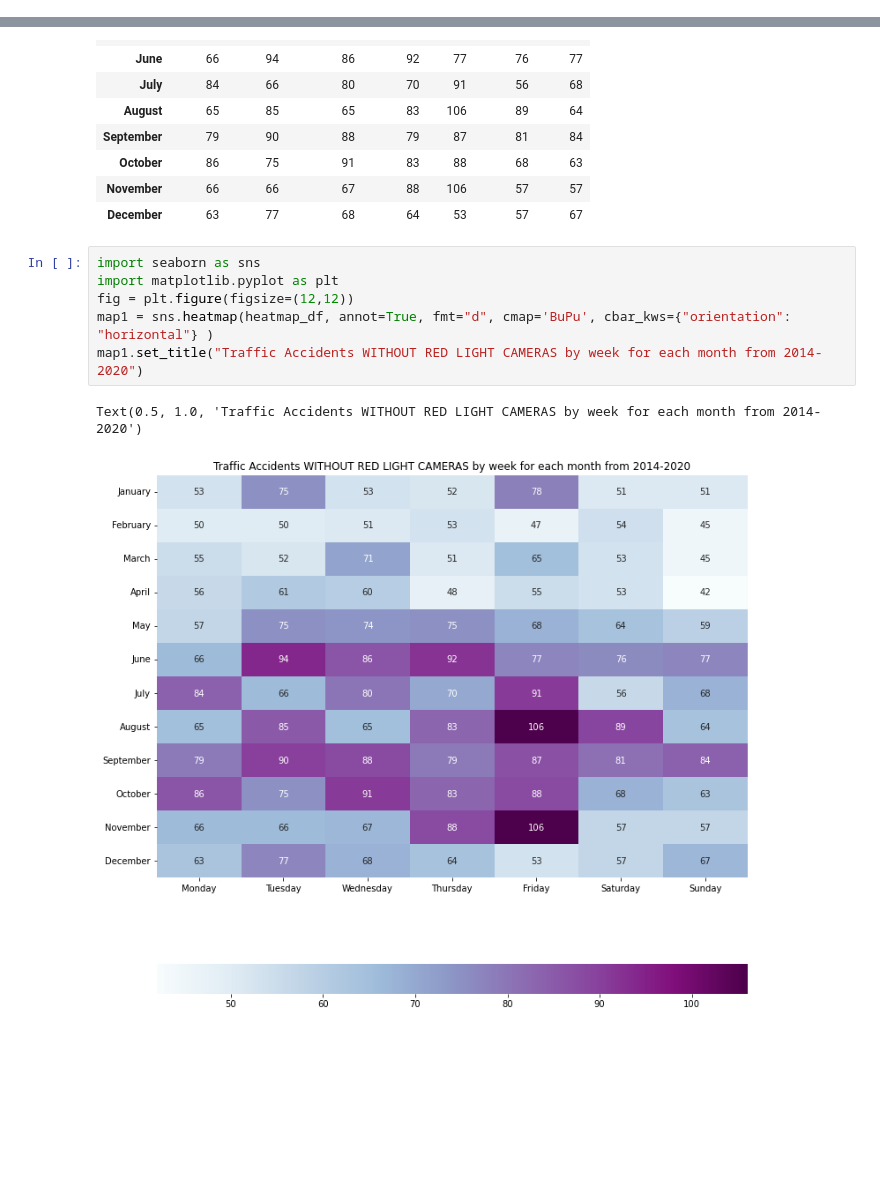
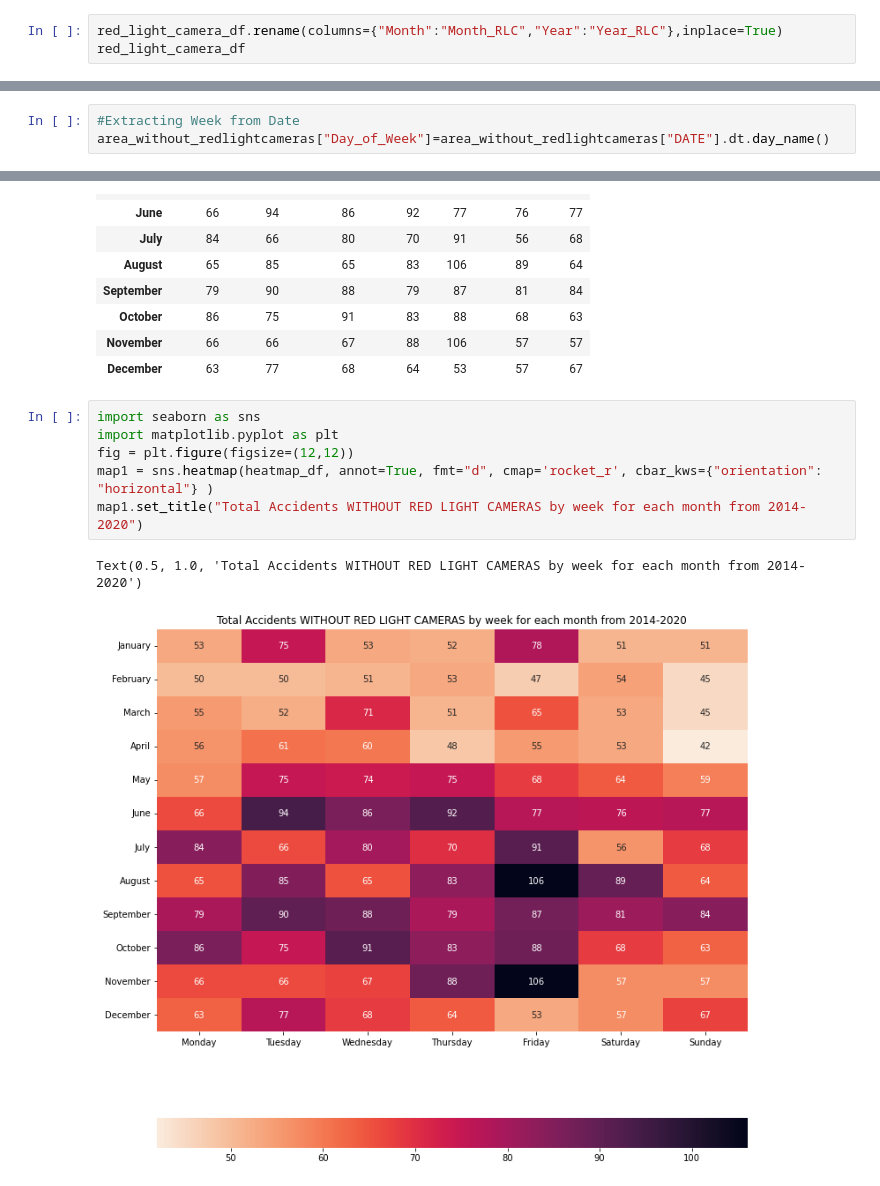
Before and after one commit to barharding/Crash-Detectives, a Jupyter notebook: EDA/Notebooks/With_Without_Red_Light_Camera.ipynb, the cells around one changed output, grey strips where cells are left out. Saved outputs shown, nothing was run; the diff lists cells and outputs as text; blank space fills up the shorter version.

Commit message:
EDA modified ppt and Graphs

```diff
--- a/EDA/Notebooks/With_Without_Red_Light_Camera.ipynb
+++ b/EDA/Notebooks/With_Without_Red_Light_Camera.ipynb
@@ -54,0 +78,3 @@ memory usage: 13.5+ KB
+# %%
+red_light_camera_df.rename(columns={"Month":"Month_RLC","Year":"Year_RLC"},inplace=True)
+red_light_camera_df
@@ -524,0 +1192,3 @@ df_noredlightaccident_by_year
+# %%
+#Extracting Week from Date
+area_without_redlightcameras["Day_of_Week"]=area_without_redlightcameras["DATE"].dt.day_name()
@@ -779,9 +1682,9 @@ heatmap_df
 # %%
 import seaborn as sns
 import matplotlib.pyplot as plt
 fig = plt.figure(figsize=(12,12))
-map1 = sns.heatmap(heatmap_df, annot=True, fmt="d", cmap='BuPu', cbar_kws={"orientation": "horizontal"} )
-map1.set_title("Traffic Accidents WITHOUT RED LIGHT CAMERAS by week for each month from 2014-2020")
+map1 = sns.heatmap(heatmap_df, annot=True, fmt="d", cmap='rocket_r', cbar_kws={"orientation": "horizontal"} )
+map1.set_title("Total Accidents WITHOUT RED LIGHT CAMERAS by week for each month from 2014-2020")
 # %% [output]
-Text(0.5, 1.0, 'Traffic Accidents WITHOUT RED LIGHT CAMERAS by week for each month from 2014-2020')
+Text(0.5, 1.0, 'Total Accidents WITHOUT RED LIGHT CAMERAS by week for each month from 2014-2020')
-[figure, old version]
+[figure, new version]
```
Also changed, not shown: parts of 61 cells of this notebook, 2 other files.
